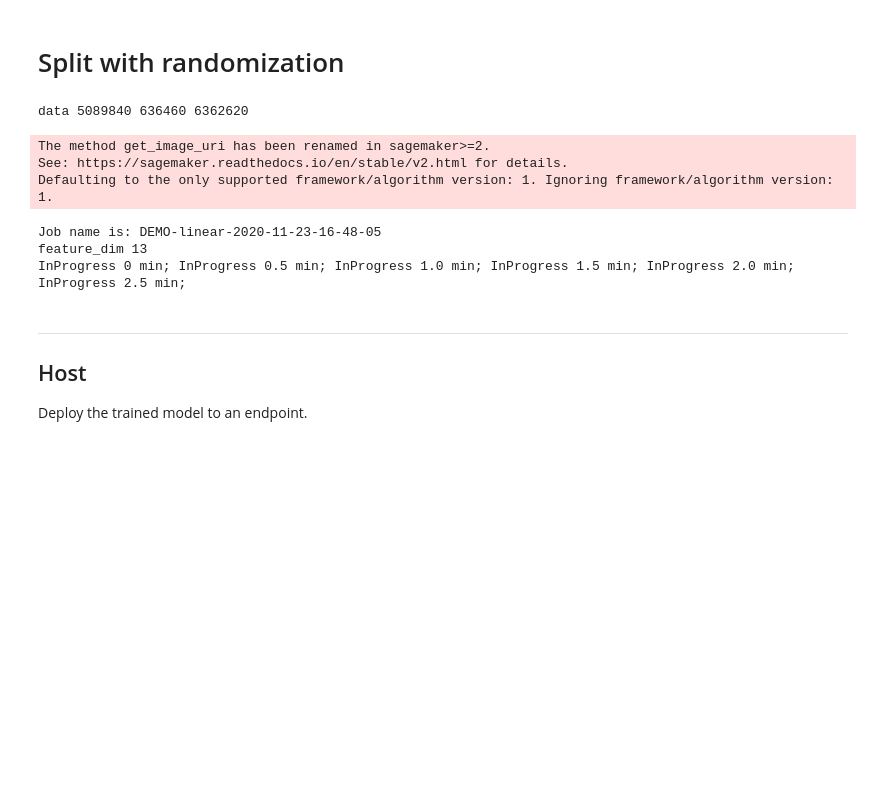
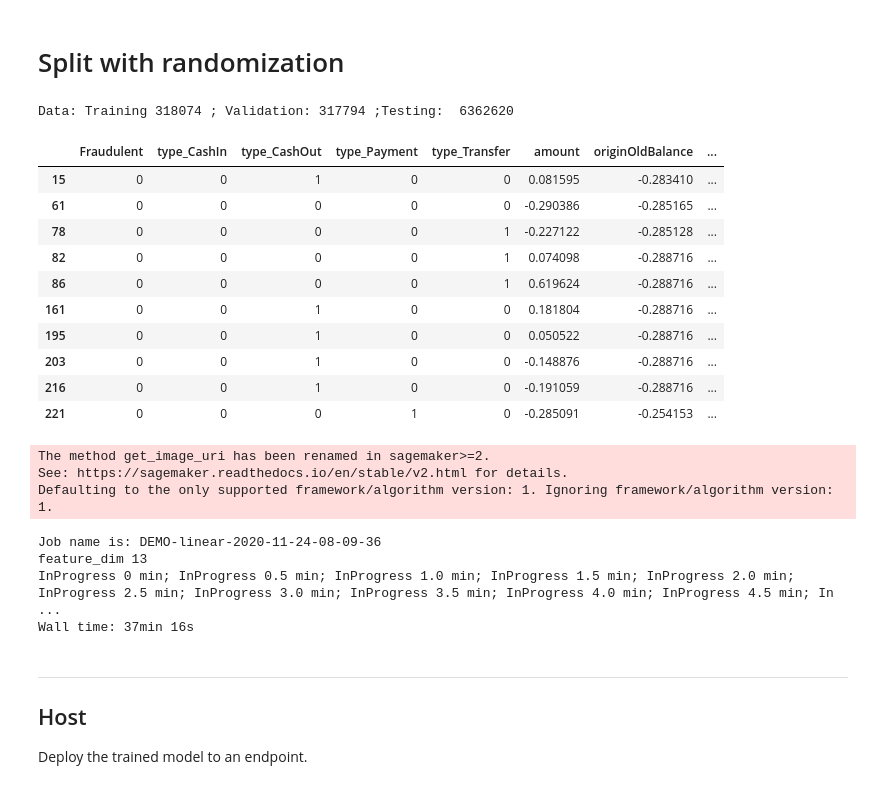
Before and after one commit to JoshuaFox/fraud-detect-blackbelt, a Jupyter notebook: frauddetect-linear-learner.ipynb, the cells around one changed output. Cells and saved outputs as stored; diff of their text form; code cells hidden in the pictures; blank space fills up the shorter version.

Commit message:
linear learner worlds

```diff
--- a/frauddetect-linear-learner.ipynb
+++ b/frauddetect-linear-learner.ipynb
@@ -173,25 +191,38 @@ import sagemaker.amazon.common as smac
 import os
 # %%
 rand_split = np.random.rand(len(df))
-train_cutoff = 0.8
-validation_cutoff = 0.9
+train_cutoff = 0.05
+validation_cutoff = 0.10
 train_list = rand_split < train_cutoff
 val_list = (rand_split >= train_cutoff) & (rand_split < validation_cutoff)
 test_list = rand_split >= validation_cutoff
 
 data_train = df[train_list]
 data_val = df[val_list]
 data_test = df[test_list]
-print('data', len(data_train), len(data_val), len(test_list))
+print('Data: Training', len(data_train), '; Validation:', len(data_val), ';Testing: ', len(test_list))
 
 train_y = ( data_train.iloc[:,1]  ).to_numpy();
 train_X = data_train.iloc[:,2:].to_numpy();
 
 val_y = ( data_val.iloc[:,1]  ).to_numpy();
 val_X = data_val.iloc[:,2:].to_numpy();
 
 test_y =  (data_test.iloc[:,1]  ).to_numpy();
 test_X = data_test.iloc[:,2:].to_numpy();
+
+data_train.head(10)
 # %% [output]
-data 5089840 636460 6362620
+Data: Training 318074 ; Validation: 317794 ;Testing:  6362620
+|  | Fraudulent | type_CashIn | type_CashOut | type_Payment | type_Transfer | amount | originOldBalance | ... |
+| 15 | 0 | 0 | 1 | 0 | 0 | 0.081595 | -0.283410 | ... |
+| 61 | 0 | 0 | 0 | 0 | 0 | -0.290386 | -0.285165 | ... |
+| 78 | 0 | 0 | 0 | 0 | 1 | -0.227122 | -0.285128 | ... |
+| 82 | 0 | 0 | 0 | 0 | 1 | 0.074098 | -0.288716 | ... |
+| 86 | 0 | 0 | 0 | 0 | 1 | 0.619624 | -0.288716 | ... |
+| 161 | 0 | 0 | 1 | 0 | 0 | 0.181804 | -0.288716 | ... |
+| 195 | 0 | 0 | 1 | 0 | 0 | 0.050522 | -0.288716 | ... |
+| 203 | 0 | 0 | 1 | 0 | 0 | -0.148876 | -0.288716 | ... |
+| 216 | 0 | 0 | 1 | 0 | 0 | -0.191059 | -0.288716 | ... |
+| 221 | 0 | 0 | 0 | 1 | 0 | -0.285091 | -0.254153 | ... |
 # %%
@@ -293,7 +312,7 @@ linear_job = 'DEMO-linear-' + time.strftime("%Y-%m-%d-%H-%M-%S", time.gmtime())
 print("Job name is:", linear_job)
 
 linear_training_params['TrainingJobName'] = linear_job
-feature_dim=len(df.columns)-2 #Why minus 2? That is what is needed to match the error-message's determination of feature dim
+feature_dim=len(df.columns)-2 #Why is -2 needed to match the error-message's determination of feature dim?
 print('feature_dim', feature_dim)
 linear_training_params['HyperParameters']['feature_dim'] = str(feature_dim)
 
@@ -301,20 +320,24 @@ region = boto3.Session().region_name
 sm = boto3.client('sagemaker')
 
 sm.create_training_job(**linear_training_params)
-counter=0
-status='InProgress'
-while status=='InProgress':
+counter = 0
+status = 'InProgress'
+while status == 'InProgress':
     status = sm.describe_training_job(TrainingJobName=linear_job)['TrainingJobStatus']
     print(status,counter,'min',end='; ')
-    time.sleep(13)
-    counter+=0.5
-    err_message = sm.describe_training_job(TrainingJobName=linear_job).get('FailureReason')
-    if err_message:
-       print('Failure reason if any: {}'.format(err_message))
+    time.sleep(30)
+    counter += 0.5
+
+err_message = sm.describe_training_job(TrainingJobName=linear_job).get('FailureReason')
+if err_message:
+    print('Failure reason if any: {}'.format(err_message))
+
+print('Done:', status)
 # %% [output]
-Job name is: DEMO-linear-2020-11-23-16-48-05
+Job name is: DEMO-linear-2020-11-24-08-09-36
 feature_dim 13
-InProgress 0 min; InProgress 0.5 min; InProgress 1.0 min; InProgress 1.5 min; InProgress 2.0 min; InProgress 2.5 min;
+InProgress 0 min; InProgress 0.5 min; InProgress 1.0 min; InProgress 1.5 min; InProgress 2.0 min; InProgress 2.5 min; InProgress 3.0 min; InProgress 3.5 min; InProgress 4.0 min; InProgress 4.5 min; In ...
+Wall time: 37min 16s
 # %% [markdown]
 ---
 ## Host
```
Also changed, not shown: parts of 19 cells of this notebook.
